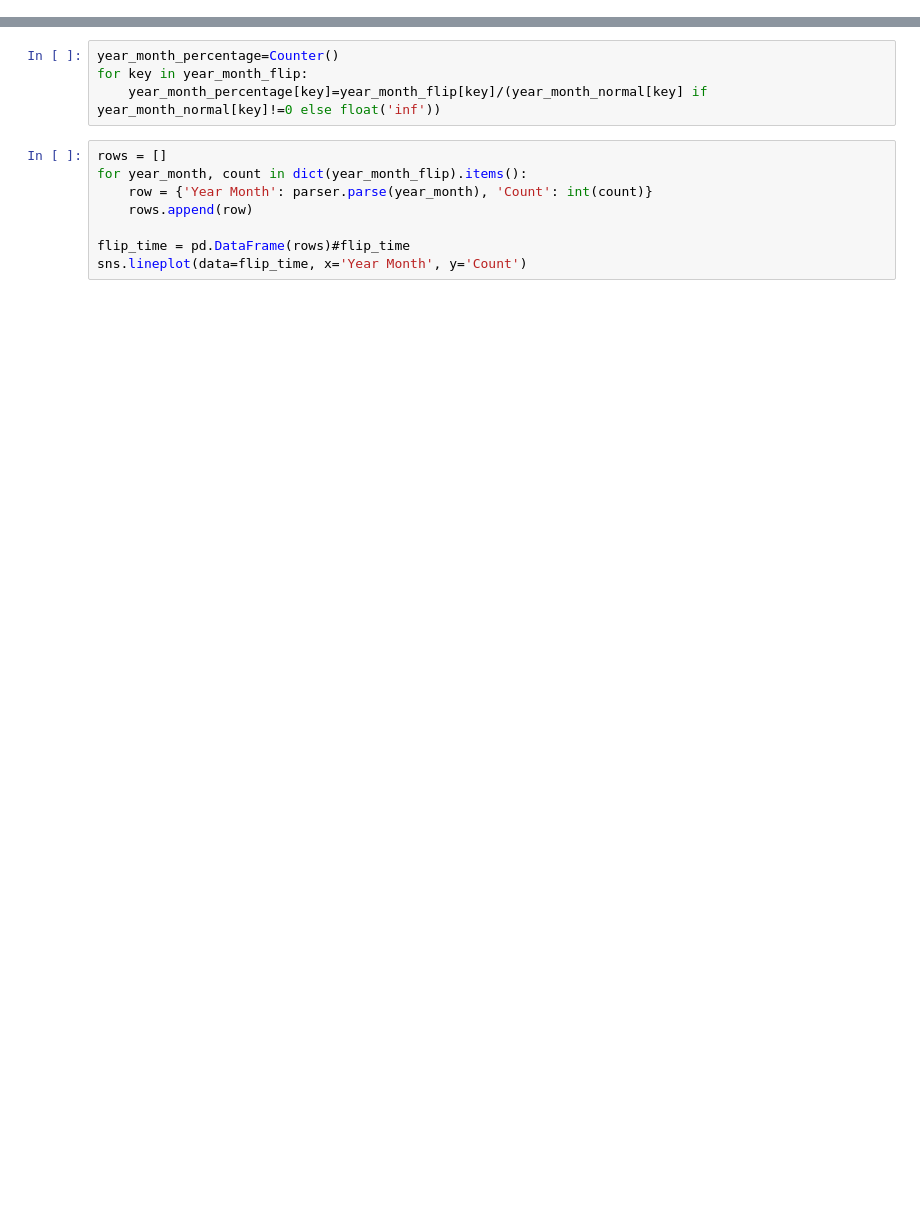
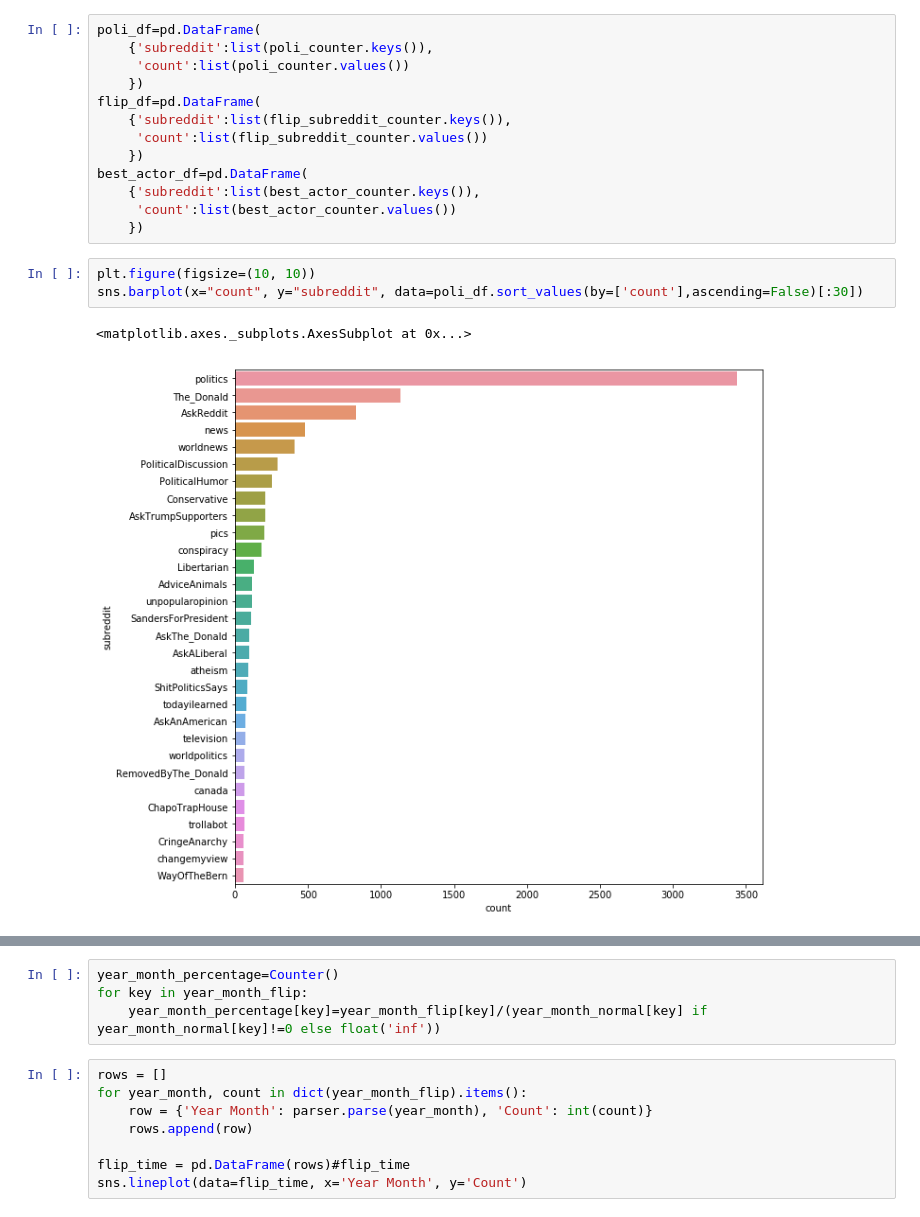
Before and after one commit to davidjurgens/reddit-political-affiliation, a Jupyter notebook: src/features/bad_actors/bad actor analysis.ipynb, the cells around one changed output, grey strips where cells are left out. Drawn from its saved outputs; the diff is of its cells as text; blank space fills up the shorter version.

```diff
--- a/src/features/bad_actors/bad actor analysis.ipynb
+++ b/src/features/bad_actors/bad actor analysis.ipynb
@@ -86,0 +175,19 @@ KeyError: 0
+# %%
+poli_df=pd.DataFrame(
+    {'subreddit':list(poli_counter.keys()),
+     'count':list(poli_counter.values())
+    })
+flip_df=pd.DataFrame(
+    {'subreddit':list(flip_subreddit_counter.keys()),
+     'count':list(flip_subreddit_counter.values())
+    })
+best_actor_df=pd.DataFrame(
+    {'subreddit':list(best_actor_counter.keys()),
+     'count':list(best_actor_counter.values())
+    })
+# %%
+plt.figure(figsize=(10, 10))
+sns.barplot(x="count", y="subreddit", data=poli_df.sort_values(by=['count'],ascending=False)[:30])
+# %% [output]
+<matplotlib.axes._subplots.AxesSubplot at 0x...>
+[figure, added]
```
Also changed, not shown: parts of 42 cells of this notebook, 2 other files.
